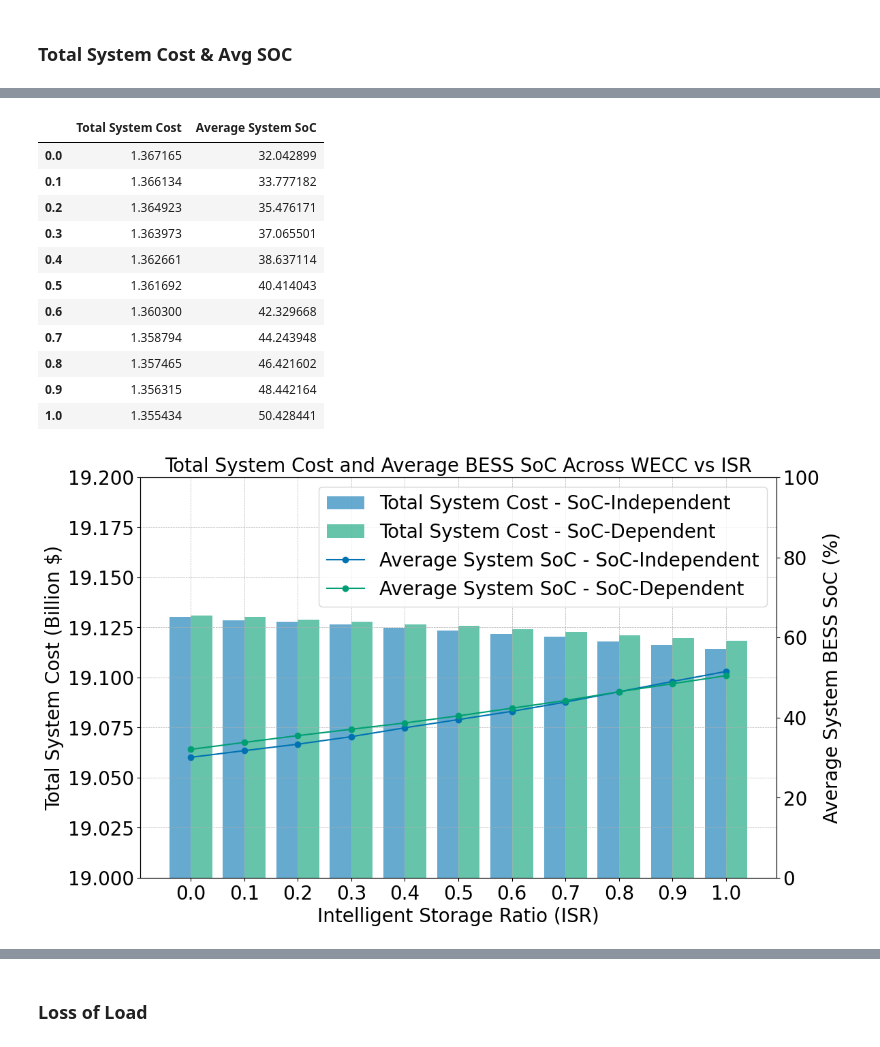
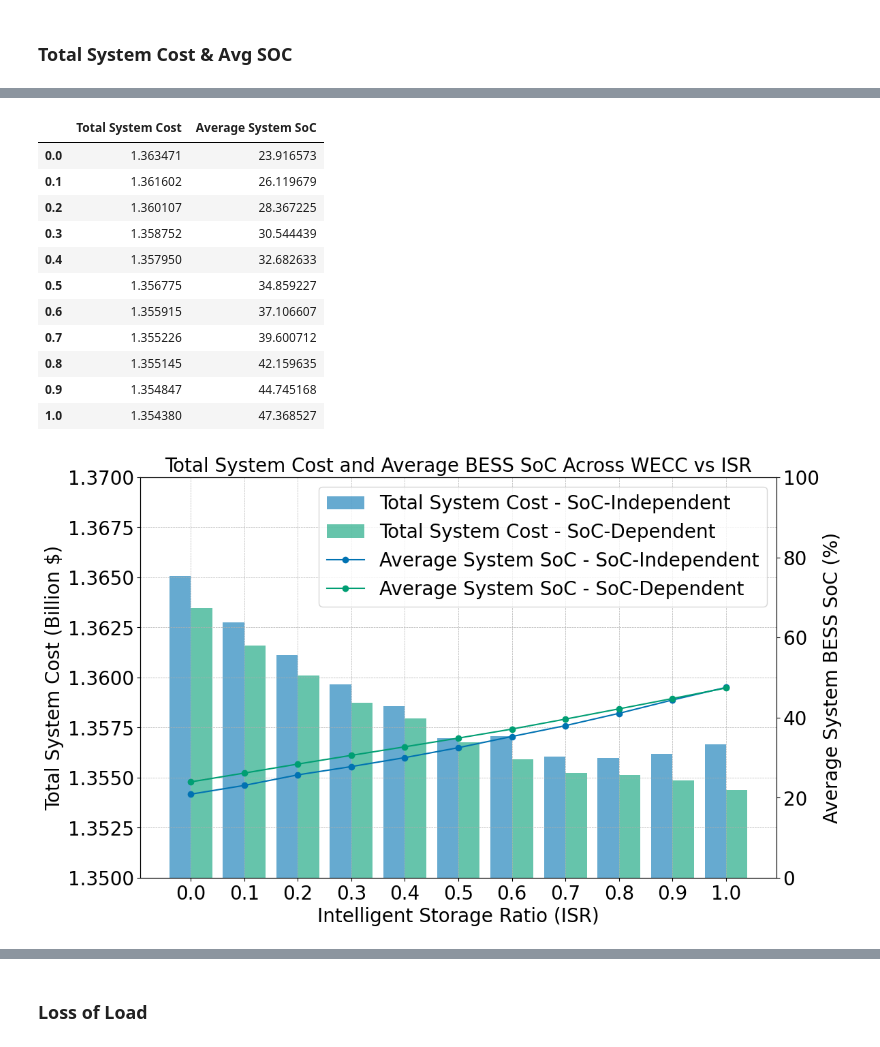
Before and after one commit to niklauskun/STESTS, a Jupyter notebook: Diagnose.ipynb, the cells around one changed output, grey strips where cells are left out. Drawn from its saved outputs; the diff is of its cells as text; code cells hidden in the pictures.

```diff
--- a/Diagnose.ipynb
+++ b/Diagnose.ipynb
@@ -13,9 +13,9 @@ eta = 0.9
 # case_template = 'Strategic/VOLL5GWLinear/2022/UC25ED1_Strategic_true_ratio{}_Seg1_BAW0_MC20.0_hetefalse'
 # case_template = 'Strategic/PriceCap/2022_ED1_Strategic_true_FORB_true_ratio{}_Seg1_BAW0_Fuel2.0_NLC1.2_Error0.25NegativeRenew_1.0-2.0-2.0-2.0-2.0'
 # case_template = 'Strategic/Exp1.2/2022/ED1_Strategic_true_FORB_true_ratio{}_Seg5_BAW0_1.0-2.0-2.0-2.0-2.0'
-case_template = 'Strategic/5GW_C/ED1_Strategic_true_FORB_true_ratio{}_Seg1_BAW0_BSESCbid0.5'
+# case_template = 'Strategic/5GW_C/ED1_Strategic_true_FORB_true_ratio{}_Seg1_BAW0_BSESCbid0.5'
 # case_template = 'Strategic/9000VOLL/ED1_Strategic_true_FORB_true_ratio{}_Seg1_BAW0_BSESCbid0.5_LDESRatio_1.0_LDESDur_4'
-# case_template = 'Strategic/2000PC0.0/5GW_ED1_Strategic_true_FORB_true_ratio{}_Seg5'
+case_template = 'Strategic/2000Quad/5GW_ED1_Strategic_true_FORB_true_ratio{}_Seg5'
 
 
 ratios = [round(i * 0.1, 1) for i in range(11)]
@@ -136,11 +136,9 @@ plt.show()
 # %% [markdown]
 ### Total System Cost & Avg SOC
 # %%
-case_template = 'Strategic/5GW_C/ED1_Strategic_true_FORB_true_ratio{}_Seg1_BAW0_BSESCbid0.5'
+# case_template = 'Strategic/5GW_C/ED1_Strategic_true_FORB_true_ratio{}_Seg1_BAW0_BSESCbid0.5'
 # case_template = 'Strategic/9000VOLL/ED1_Strategic_true_FORB_true_ratio{}_Seg1_BAW0_BSESCbid0.5_LDESRatio_1.0_LDESDur_4'
-# case_template = 'Strategic/2000PC/5GW_ED1_Strategic_true_FORB_true_ratio{}_Seg5'
-# ratios = [0.0]
-
+case_template = 'Strategic/2000Quad/5GW_ED1_Strategic_true_FORB_true_ratio{}_Seg1'
 
 ratios = [round(i * 0.1, 1) for i in range(11)]
 Capacity = 19573.6
@@ -155,9 +153,6 @@ for ratio in ratios:
     try:
         # Read the CSV file for the current case
         cost = pd.read_csv(f'output/{case}/EDcost.csv', header=None)
-        ESD = pd.read_csv('output/'+case+'/EDESD.csv',header=None)
-        ESC = pd.read_csv('output/'+case+'/EDESC.csv',header=None)
-        price = pd.read_csv('output/'+case+'/EDprice.csv',header=None)
         SOC = pd.read_csv(f'output/{case}/EDSOCini.csv', header=None)
     except FileNotFoundError:
         print(f"File for case {case} not found.")
@@ -229,11 +209,10 @@ Length: 104832, dtype: float64
 # %%
-case_template = 'Strategic/5GW_C/ED1_Strategic_true_FORB_true_ratio{}_Seg5_BAW0_BSESCbid0.5'
+# case_template = 'Strategic/5GW_C/ED1_Strategic_true_FORB_true_ratio{}_Seg5_BAW0_BSESCbid0.5'
 # case_template = 'Strategic/9000VOLL/ED1_Strategic_true_FORB_true_ratio{}_Seg5_BAW0_BSESCbid0.5_LDESRatio_1.0_LDESDur_4'
-# case_template = 'Strategic/2000PC0.0/5GW_ED1_Strategic_true_FORB_true_ratio{}_Seg1'
+case_template = 'Strategic/2000Quad/5GW_ED1_Strategic_true_FORB_true_ratio{}_Seg5'
 
 
 ratios = [round(i * 0.1, 1) for i in range(11)]
-# ratios = [round(i * 0.2, 1) for i in range(6)]
 total_system_costs = []
 # Loop over ratios from 0.0 to 1.0 (assuming increment by 0.1)
 for ratio in ratios:
@@ -241,9 +220,6 @@ for ratio in ratios:
     try:
         # Read the CSV file for the current case
         cost = pd.read_csv(f'output/{case}/EDcost.csv', header=None)
-        ESD = pd.read_csv('output/'+case+'/EDESD.csv',header=None)
-        ESC = pd.read_csv('output/'+case+'/EDESC.csv',header=None)
-        price = pd.read_csv('output/'+case+'/EDprice.csv',header=None)
         SOC = pd.read_csv(f'output/{case}/EDSOCini.csv', header=None)
     except FileNotFoundError:
         print(f"File for case {case} not found.")
@@ -286,17 +262,17 @@ total_system_costs_df2.index = ratios
 total_system_costs_df2
 # %% [output]
 |  | Total System Cost | Average System SoC |
-| 0.0 | 1.367165 | 32.042899 |
-| 0.1 | 1.366134 | 33.777182 |
-| 0.2 | 1.364923 | 35.476171 |
-| 0.3 | 1.363973 | 37.065501 |
-| 0.4 | 1.362661 | 38.637114 |
-| 0.5 | 1.361692 | 40.414043 |
-| 0.6 | 1.360300 | 42.329668 |
-| 0.7 | 1.358794 | 44.243948 |
-| 0.8 | 1.357465 | 46.421602 |
-| 0.9 | 1.356315 | 48.442164 |
-| 1.0 | 1.355434 | 50.428441 |
+| 0.0 | 1.363471 | 23.916573 |
+| 0.1 | 1.361602 | 26.119679 |
+| 0.2 | 1.360107 | 28.367225 |
+| 0.3 | 1.358752 | 30.544439 |
+| 0.4 | 1.357950 | 32.682633 |
+| 0.5 | 1.356775 | 34.859227 |
+| 0.6 | 1.355915 | 37.106607 |
+| 0.7 | 1.355226 | 39.600712 |
+| 0.8 | 1.355145 | 42.159635 |
+| 0.9 | 1.354847 | 44.745168 |
+| 1.0 | 1.354380 | 47.368527 |
 # %%
 # Define ratios (x-axis values)
 ratios = [round(i * 0.1, 1) for i in range(11)]
@@ -328,37 +304,37 @@ bar2 = ax1.bar(bar_positions2, total_system_costs_df2['Total System Cost'], widt
 ax1.tick_params(axis='y', labelsize=20)
 ax1.tick_params(axis='x', labelsize=20)
 ax1.grid(True, which='both', linestyle='--', linewidth=0.5)
-ax1.set_ylim([19.0, 19.2])
+ax1.set_ylim([1.35, 1.37])
 
 # Instantiate a second y-axis for percentage reduction
 ax2 = ax1.twinx()
 ax2.set_ylabel('Average System BESS SoC (%)', fontsize=20)
 
 # Plot percentage reductions
 line1, = ax2.plot(bar_positions1 + bar_width / 2, total_system_costs_df['Average System SoC'], '-o', color=color1, label='Average System SoC - SoC-Independent')
 line2, = ax2.plot(bar_positions1 + bar_width / 2, total_system_costs_df2['Average System SoC'], '-o', color=color2, label='Average System SoC - SoC-Dependent')
 # line1, = ax2.plot(bar_positions1 + bar_width / 2, total_system_costs_df['Average BS-ES SoC'], '-o', color=color1, label='Average BS-ES SoC - SoC-Independent')
 # line2, = ax2.plot(bar_positions1 + bar_width / 2, total_system_costs_df2['Average BS-ES SoC'], '-o', color=color2, label='Average BS-ES SoC - SoC-Dependent')
 # line3, = ax2.plot(bar_positions1 + bar_width / 2, total_system_costs_df['Average AI-ES SoC'], '-s', color=color1, label='Average AI-ES SoC - SoC-Independent')
 # line4, = ax2.plot(bar_positions1 + bar_width / 2, total_system_costs_df2['Average AI-ES SoC'], '-s', color=color2, label='Average AI-ES SoC - SoC-Dependent')
 ax2.tick_params(axis='y', labelsize=20)
 ax2.set_ylim([0,100])
 
 # Set x-axis ticks to be in the middle of the grouped bars
 ax1.set_xticks(bar_positions1 + bar_width / 2)
 ax1.set_xticklabels(ratios, fontsize=20)
 
 # Combine legends from both axes
 lines = [line1, line2]
 # lines = [line1, line2, line3, line4]
 bars = [bar1, bar2]
 ax1.legend(bars + lines, [bar.get_label() for bar in bars] + [line.get_label() for line in lines], loc='upper right', fontsize=20)
 
 fig.tight_layout()
 plt.title('Total System Cost and Average BESS SoC Across WECC vs ISR', fontsize=20)
 plt.show()
 # %% [output]
-[figure, old version]
+[figure, new version]
 # %%
 # Define ratios (x-axis values)
 ratios = [round(i * 0.1, 1) for i in range(11)]
```
Also changed, not shown: parts of 18 cells of this notebook, 6 other files.
